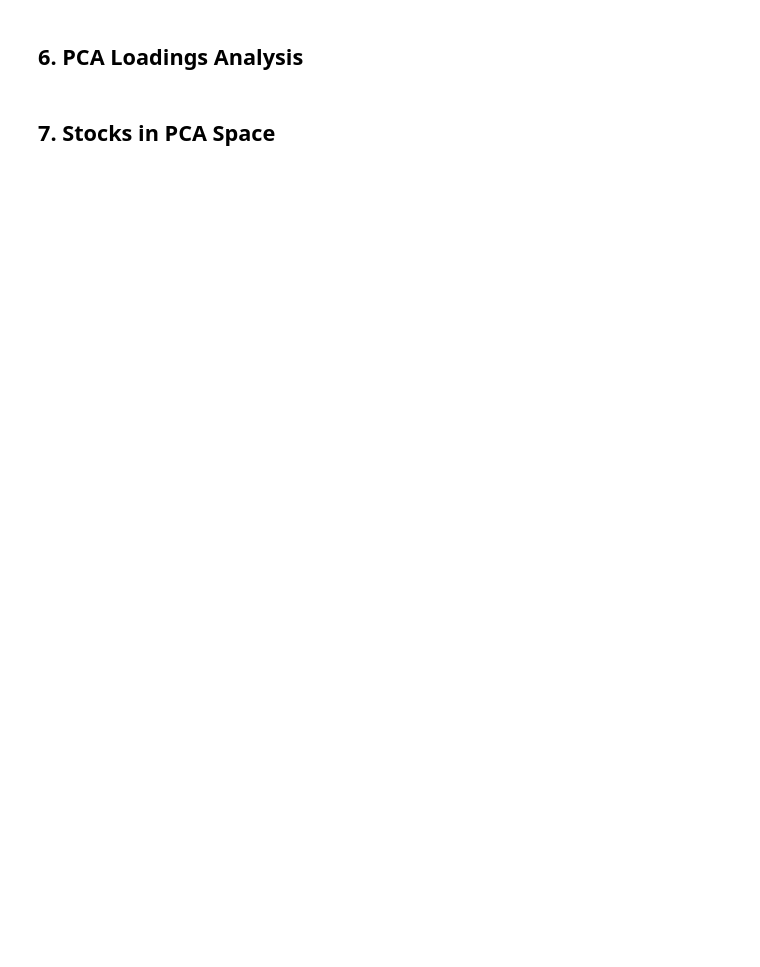
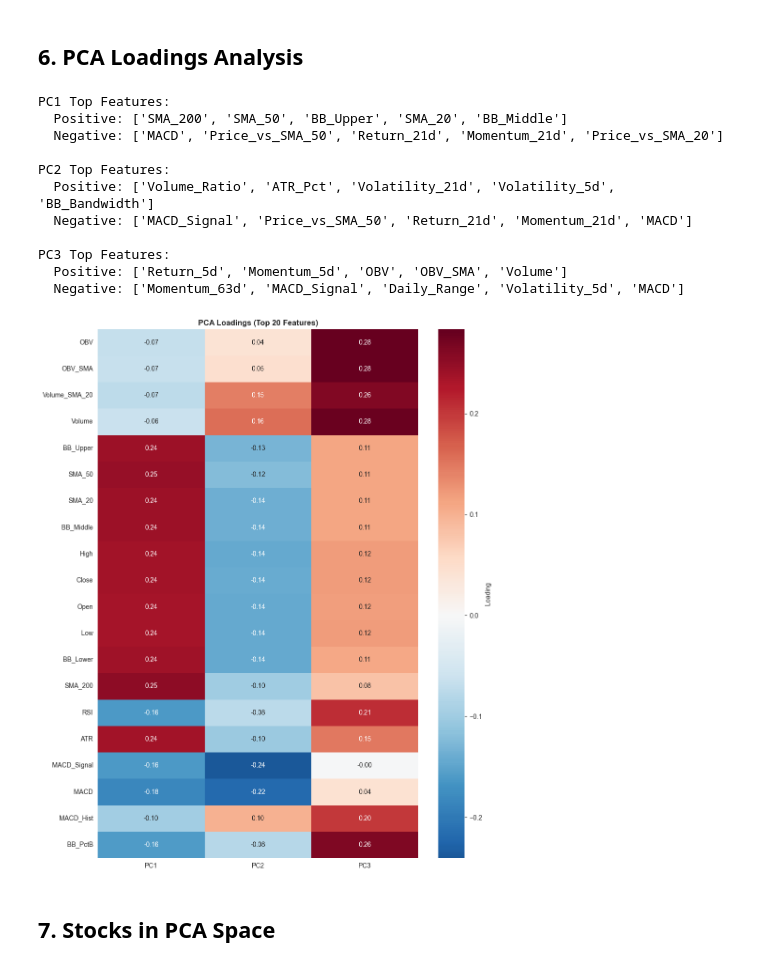
Before and after one commit to CrespoN1/stockbuddy-forecast, a Jupyter notebook: notebooks/03_eda_and_pca.ipynb, the cells around one changed output. Cells and saved outputs as stored; diff of their text form; code cells hidden in the pictures; blank space fills up the shorter version.

```diff
--- a/notebooks/03_eda_and_pca.ipynb
+++ b/notebooks/03_eda_and_pca.ipynb
@@ -116,28 +161,44 @@ print(var_df.to_string())
 ## 6. PCA Loadings Analysis
 # %%
 loadings = pd.DataFrame(
-    stock_pca.components_.T,
-    columns=[f'PC{i+1}' for i in range(stock_pca.components_.shape[0])],
+    stock_pca.pca.components_.T,
+    columns=[f'PC{i+1}' for i in range(stock_pca.pca.components_.shape[0])],
     index=numeric_features.columns
 )
 
 # Top features for first 3 PCs
-for pc_num in range(1, 4):
+n_pcs_to_show = min(3, len(loadings.columns))
+for pc_num in range(1, n_pcs_to_show + 1):
     pc_name = f'PC{pc_num}'
     top_pos = loadings[pc_name].nlargest(5)
     top_neg = loadings[pc_name].nsmallest(5)
     print(f"\n{pc_name} Top Features:")
     print(f"  Positive: {list(top_pos.index)}")
     print(f"  Negative: {list(top_neg.index)}")
 
 # Plot loadings heatmap
 top_20_var = numeric_features.var().nlargest(20).index
-top_loadings = loadings.loc[top_20_var, ['PC1', 'PC2', 'PC3']]
+pc_cols = [f'PC{i+1}' for i in range(min(3, len(loadings.columns)))]
+top_loadings = loadings.loc[top_20_var, pc_cols]
 plt.figure(figsize=(10, 12))
 sns.heatmap(top_loadings, cmap='RdBu_r', center=0, annot=True, fmt='.2f', cbar_kws={'label': 'Loading'})
 plt.title('PCA Loadings (Top 20 Features)', fontweight='bold')
 plt.tight_layout()
+plt.savefig("../figures/03_pca_loadings.png", dpi=150, bbox_inches="tight")
 plt.show()
+# %% [output]
+PC1 Top Features:
+  Positive: ['SMA_200', 'SMA_50', 'BB_Upper', 'SMA_20', 'BB_Middle']
+  Negative: ['MACD', 'Price_vs_SMA_50', 'Return_21d', 'Momentum_21d', 'Price_vs_SMA_20']
+
+PC2 Top Features:
+  Positive: ['Volume_Ratio', 'ATR_Pct', 'Volatility_21d', 'Volatility_5d', 'BB_Bandwidth']
+  Negative: ['MACD_Signal', 'Price_vs_SMA_50', 'Return_21d', 'Momentum_21d', 'MACD']
+
+PC3 Top Features:
+  Positive: ['Return_5d', 'Momentum_5d', 'OBV', 'OBV_SMA', 'Volume']
+  Negative: ['Momentum_63d', 'MACD_Signal', 'Daily_Range', 'Volatility_5d', 'MACD']
+[figure, added]
 # %% [markdown]
 ## 7. Stocks in PCA Space
 # %%
```
Also changed, not shown: parts of 7 cells of this notebook, 41 other files.
